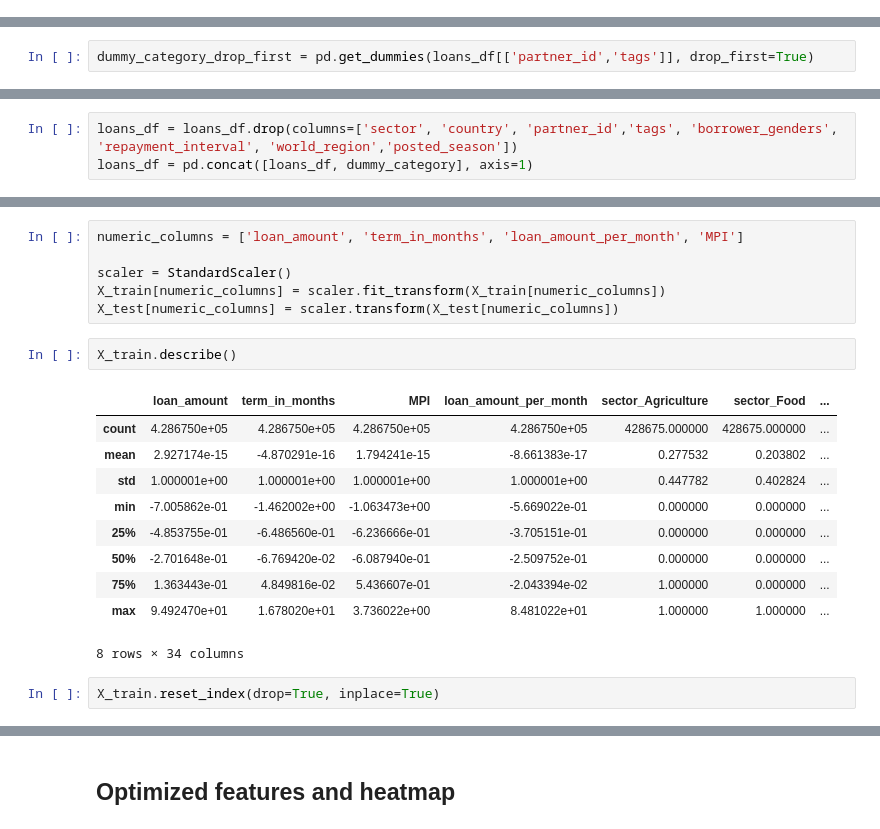
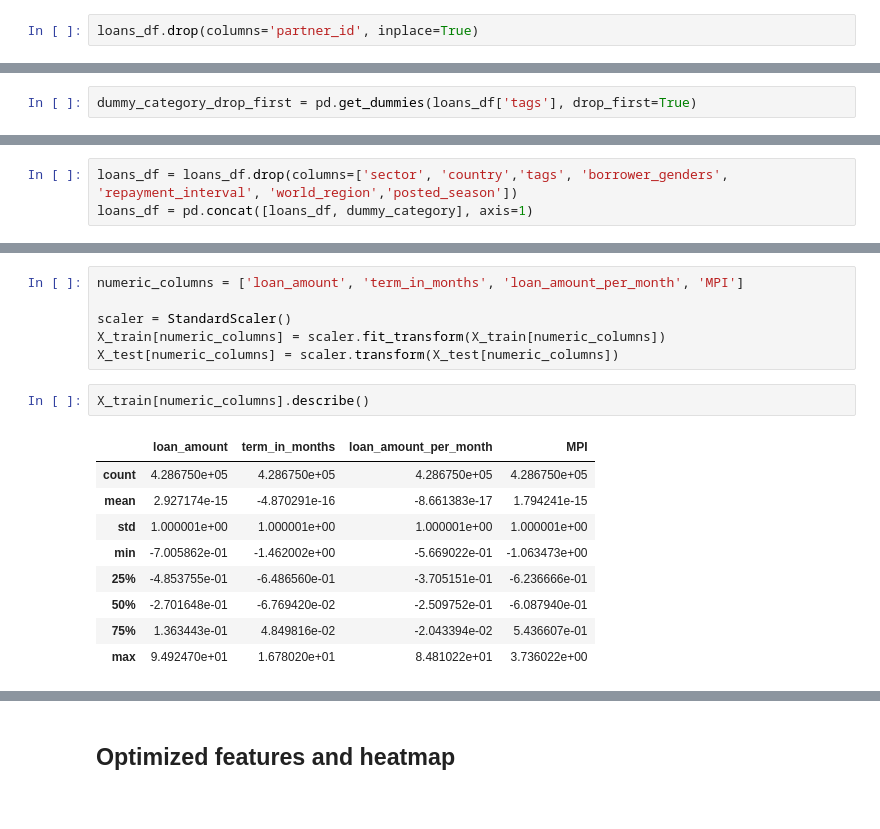
Before and after one commit to lasayin/Crowdfunding-on-Kiva-Platform, a Jupyter notebook: Kiva_Crowdfunding_Preprocessing.ipynb, the cells around one changed output, grey strips where cells are left out. Saved outputs shown, nothing was run; the diff lists cells and outputs as text.

```diff
--- a/Kiva_Crowdfunding_Preprocessing.ipynb
+++ b/Kiva_Crowdfunding_Preprocessing.ipynb
@@ -175,0 +180,2 @@ The unique values of `use`, `tags`, `sector`, and `country`, are too many to do
+# %%
+loans_df.drop(columns='partner_id', inplace=True)
@@ -292,7 +305,7 @@ Now the number of unique values of all the categorical variables are acceptable.
 # %%
 dummy_category = pd.get_dummies(loans_df[['sector','country','borrower_genders','repayment_interval','world_region','posted_season']])
 # %%
-dummy_category_drop_first = pd.get_dummies(loans_df[['partner_id','tags']], drop_first=True)
+dummy_category_drop_first = pd.get_dummies(loans_df['tags'], drop_first=True)
 # %%
 dummy_category = pd.concat([dummy_category, dummy_category_drop_first], axis=1)
 # %%
@@ -303,7 +316,7 @@ Index(['loan_amount', 'sector', 'country', 'partner_id', 'term_in_months',
        'loan_amount_per_month', 'funding_speed', 'posted_season'],
       dtype='object')
 # %%
-loans_df = loans_df.drop(columns=['sector', 'country', 'partner_id','tags', 'borrower_genders', 'repayment_interval', 'world_region','posted_season'])
+loans_df = loans_df.drop(columns=['sector', 'country','tags', 'borrower_genders', 'repayment_interval', 'world_region','posted_season'])
 loans_df = pd.concat([loans_df, dummy_category], axis=1)
 # %%
 loans_df.info()
@@ -399,17 +412,14 @@ scaler = StandardScaler()
 X_train[numeric_columns] = scaler.fit_transform(X_train[numeric_columns])
 X_test[numeric_columns] = scaler.transform(X_test[numeric_columns])
 # %%
-X_train.describe()
+X_train[numeric_columns].describe()
 # %% [output]
-|  | loan_amount | term_in_months | MPI | loan_amount_per_month | sector_Agriculture | sector_Food | ... |
-| count | 4.286750e+05 | 4.286750e+05 | 4.286750e+05 | 4.286750e+05 | 428675.000000 | 428675.000000 | ... |
-| mean | 2.927174e-15 | -4.870291e-16 | 1.794241e-15 | -8.661383e-17 | 0.277532 | 0.203802 | ... |
-| std | 1.000001e+00 | 1.000001e+00 | 1.000001e+00 | 1.000001e+00 | 0.447782 | 0.402824 | ... |
-| min | -7.005862e-01 | -1.462002e+00 | -1.063473e+00 | -5.669022e-01 | 0.000000 | 0.000000 | ... |
-| 25% | -4.853755e-01 | -6.486560e-01 | -6.236666e-01 | -3.705151e-01 | 0.000000 | 0.000000 | ... |
-| 50% | -2.701648e-01 | -6.769420e-02 | -6.087940e-01 | -2.509752e-01 | 0.000000 | 0.000000 | ... |
-| 75% | 1.363443e-01 | 4.849816e-02 | 5.436607e-01 | -2.043394e-02 | 1.000000 | 0.000000 | ... |
-| max | 9.492470e+01 | 1.678020e+01 | 3.736022e+00 | 8.481022e+01 | 1.000000 | 1.000000 | ... |
+|  | loan_amount | term_in_months | loan_amount_per_month | MPI |
+| count | 4.286750e+05 | 4.286750e+05 | 4.286750e+05 | 4.286750e+05 |
+| mean | 2.927174e-15 | -4.870291e-16 | -8.661383e-17 | 1.794241e-15 |
+| std | 1.000001e+00 | 1.000001e+00 | 1.000001e+00 | 1.000001e+00 |
+| min | -7.005862e-01 | -1.462002e+00 | -5.669022e-01 | -1.063473e+00 |
+| 25% | -4.853755e-01 | -6.486560e-01 | -3.705151e-01 | -6.236666e-01 |
+| 50% | -2.701648e-01 | -6.769420e-02 | -2.509752e-01 | -6.087940e-01 |
+| 75% | 1.363443e-01 | 4.849816e-02 | -2.043394e-02 | 5.436607e-01 |
+| max | 9.492470e+01 | 1.678020e+01 | 8.481022e+01 | 3.736022e+00 |
-8 rows × 34 columns
-# %%
-X_train.reset_index(drop=True, inplace=True)
```
Also changed, not shown: parts of 19 cells of this notebook.
